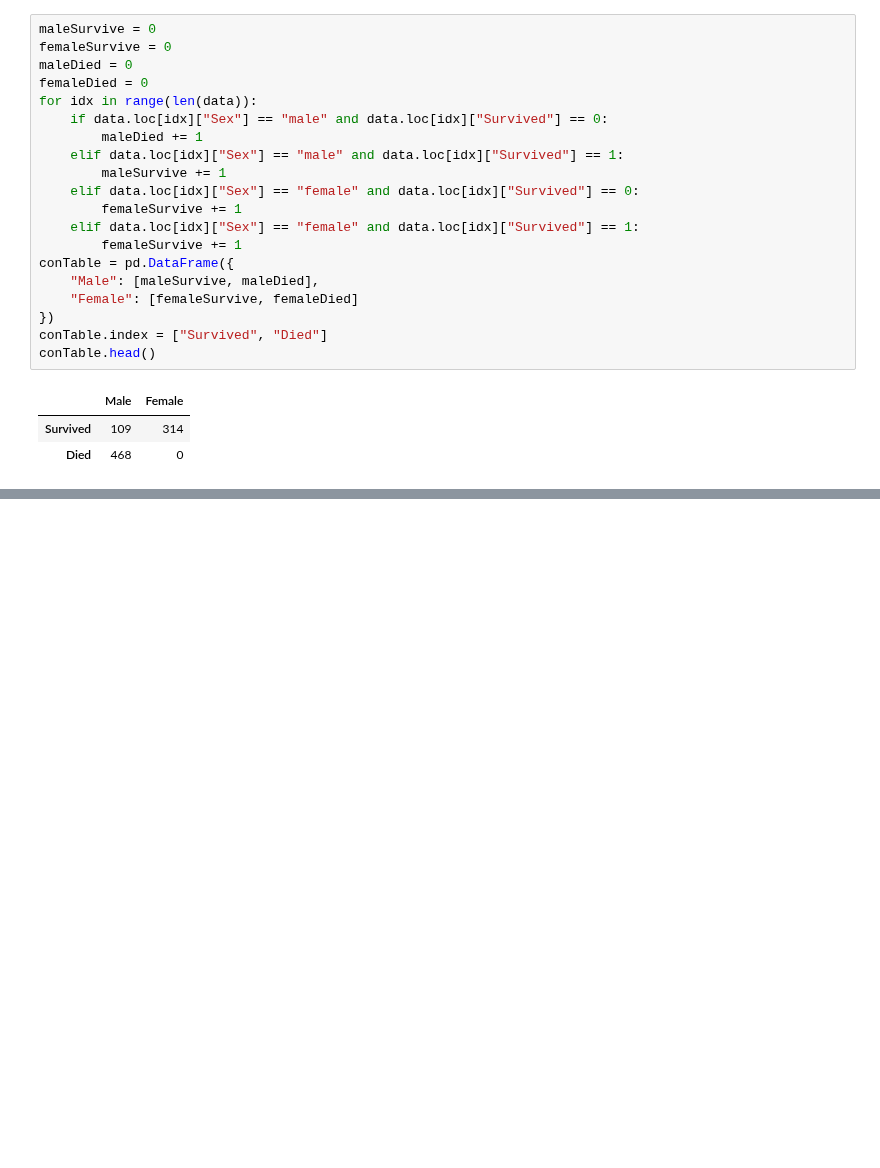
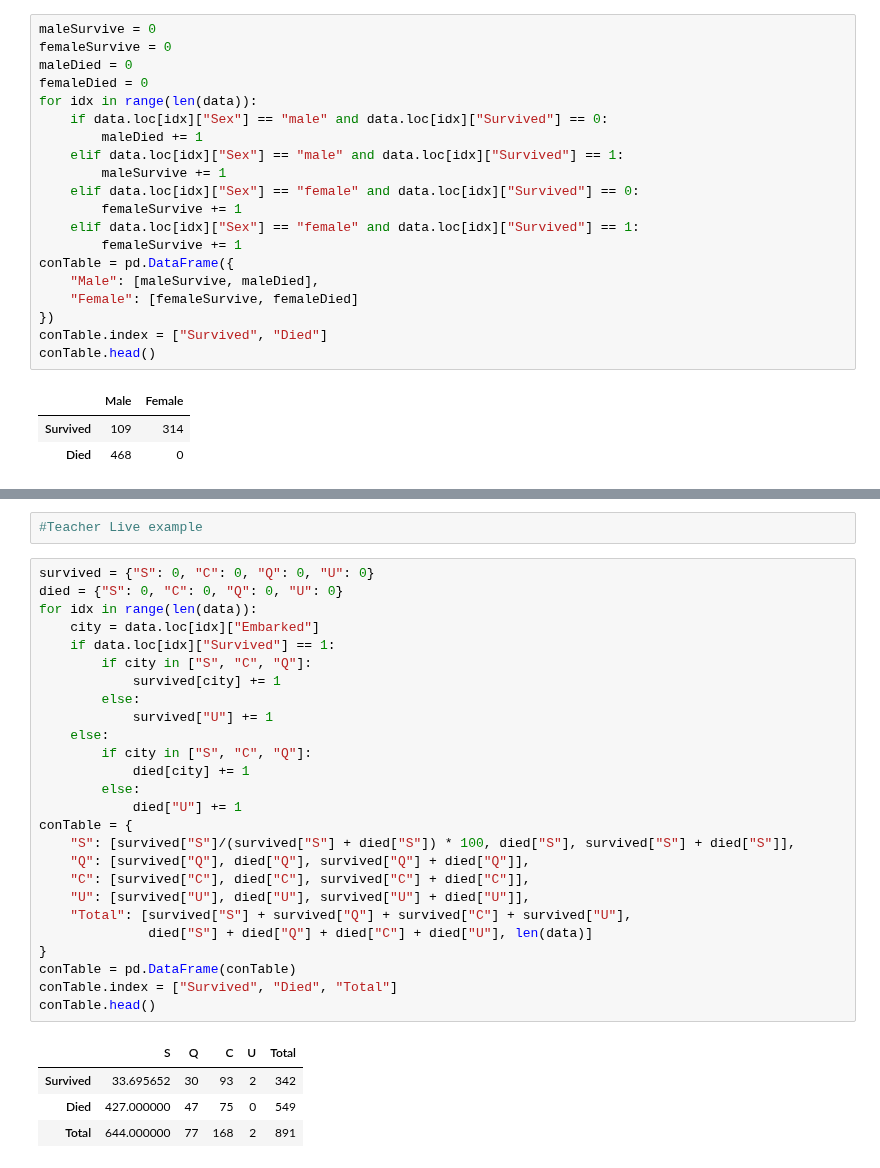
Before and after one commit to IsaacG-L/AI, a Jupyter notebook: Semester 1/Titanic/Titanic.ipynb, the cells around one changed output, grey strips where cells are left out. Saved outputs shown, nothing was run; the diff lists cells and outputs as text; blank space fills up the shorter version.

Commit message:
Made a new Contingency Table

```diff
--- a/Semester 1/Titanic/Titanic.ipynb
+++ b/Semester 1/Titanic/Titanic.ipynb
@@ -361,0 +376,33 @@ data
+# %%
+#Teacher Live example
+# %%
+survived = {"S": 0, "C": 0, "Q": 0, "U": 0}
+died = {"S": 0, "C": 0, "Q": 0, "U": 0}
+for idx in range(len(data)):
+    city = data.loc[idx]["Embarked"]
+    if data.loc[idx]["Survived"] == 1:
+        if city in ["S", "C", "Q"]:
+            survived[city] += 1
+        else:
+            survived["U"] += 1
+    else:
+        if city in ["S", "C", "Q"]:
+            died[city] += 1
+        else:
+            died["U"] += 1
+conTable = {
+    "S": [survived["S"]/(survived["S"] + died["S"]) * 100, died["S"], survived["S"] + died["S"]],
+    "Q": [survived["Q"], died["Q"], survived["Q"] + died["Q"]],
+    "C": [survived["C"], died["C"], survived["C"] + died["C"]],
+    "U": [survived["U"], died["U"], survived["U"] + died["U"]],
+    "Total": [survived["S"] + survived["Q"] + survived["C"] + survived["U"],
+              died["S"] + died["Q"] + died["C"] + died["U"], len(data)]
+}
+conTable = pd.DataFrame(conTable)
+conTable.index = ["Survived", "Died", "Total"]
+conTable.head()
+# %% [output]
+|  | S | Q | C | U | Total |
+| Survived | 33.695652 | 30 | 93 | 2 | 342 |
+| Died | 427.000000 | 47 | 75 | 0 | 549 |
+| Total | 644.000000 | 77 | 168 | 2 | 891 |
```
Also changed, not shown: parts of 6 cells of this notebook.
